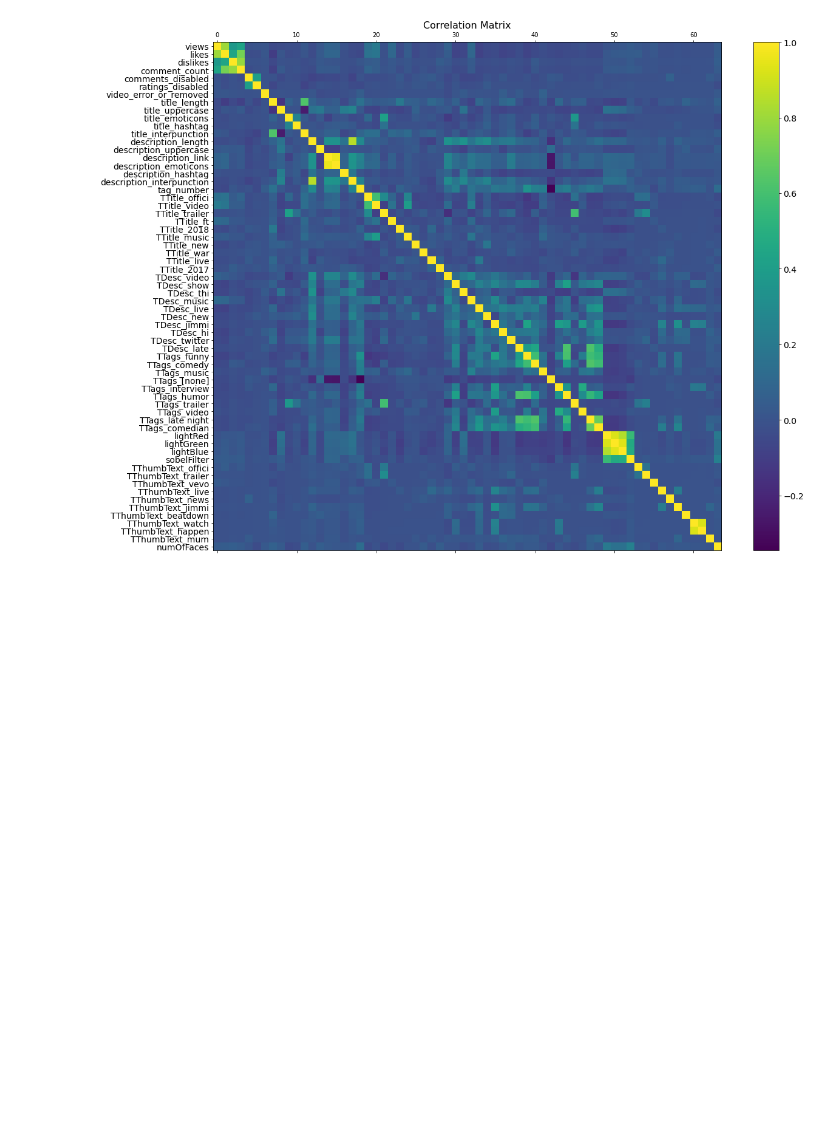
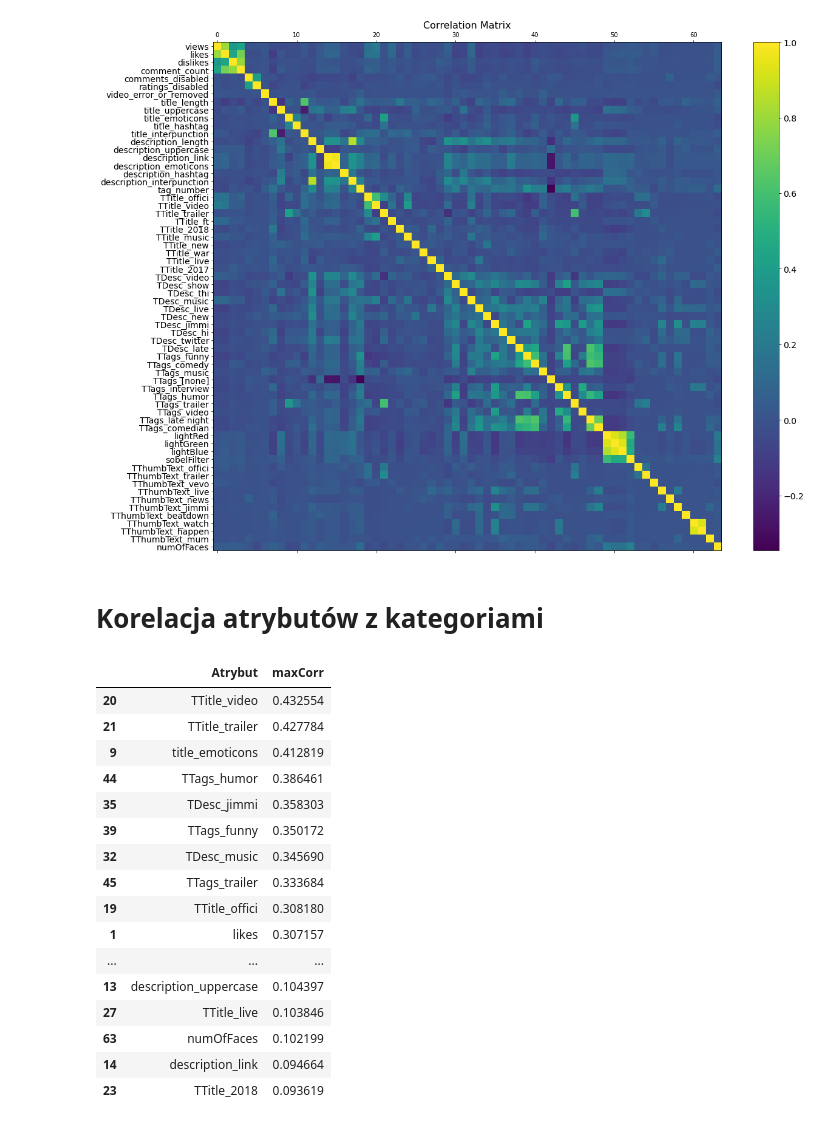
Before and after one commit to Southeaven/PED, a Jupyter notebook: ch1.ipynb, the cells around one changed output. Saved outputs shown, nothing was run; the diff lists cells and outputs as text; code cells hidden in the pictures; blank space fills up the shorter version.

Commit message:
Added calculating correlation with categories

```diff
--- a/ch1.ipynb
+++ b/ch1.ipynb
@@ -1536,3 +1520,5 @@ sobelFilter+lightGreen | value: 0.41
 TThumbText_watch+TThumbText_happen | value: 0.84
 TThumbText_happen+TThumbText_watch | value: 0.84
 [figure]
+# %% [markdown]
+# Korelacja atrybutów z kategoriami
@@ -1538,0 +1528,61 @@ TThumbText_happen+TThumbText_watch | value: 0.84
+# %%
+categories_gb = []
+for index, row in gb_videos.iterrows():
+    if str(row["category_id"]) != "nan":
+
+        if "cat"+str(int(row["category_id"])) not in categories_gb:
+            categories_gb.append("cat"+str(int(row["category_id"])))
+
+A_GB_TOCORR = A_GB.copy()
+
+A_GB_TOCORR["category_id"] = gb_videos["category_id"]
+
+A_GB_TOCORR = A_GB_TOCORR[A_GB_TOCORR["category_id"].notnull()]
+
+for i in categories_gb:
+    A_GB_TOCORR[i] = A_GB_TOCORR["category_id"].apply(lambda row: "cat"+str(int(row))==i)
+# %%
+categories_us = []
+for index, row in us_videos.iterrows():
+    if str(row["category_id"]) != "nan":
+
+        if "cat"+str(int(row["category_id"])) not in categories_us:
+            categories_us.append("cat"+str(int(row["category_id"])))
+
+A_US_TOCORR = A_US.copy()
+
+A_US_TOCORR["category_id"] = us_videos["category_id"]
+
+A_US_TOCORR = A_US_TOCORR[A_US_TOCORR["category_id"].notnull()]
+
+for i in categories_us:
+    A_US_TOCORR[i] = A_US_TOCORR["category_id"].apply(lambda row: "cat"+str(int(row))==i)
+# %%
+GB_CatCorr = A_GB_TOCORR.corr()
+GB_CatCorr = GB_CatCorr[categories_gb]
+Attr_GB_maxCorr = pd.DataFrame(columns=['Atrybut','maxCorr'])
+for x, i in enumerate(A_GB.columns):
+    if i == "thumbnailDescription":
+        continue
+    else:
+        max = GB_CatCorr.loc[i].abs().max()
+    Attr_GB_maxCorr = Attr_GB_maxCorr.append({'Atrybut': i, 'maxCorr': max}, ignore_index=True)
+Attr_GB_maxCorr.sort_values("maxCorr", ascending=False).head(50)
+# %% [output]
+|  | Atrybut | maxCorr |
+| 20 | TTitle_video | 0.432554 |
+| 21 | TTitle_trailer | 0.427784 |
+| 9 | title_emoticons | 0.412819 |
+| 44 | TTags_humor | 0.386461 |
+| 35 | TDesc_jimmi | 0.358303 |
+| 39 | TTags_funny | 0.350172 |
+| 32 | TDesc_music | 0.345690 |
+| 45 | TTags_trailer | 0.333684 |
+| 19 | TTitle_offici | 0.308180 |
+| 1 | likes | 0.307157 |
+| ... | ... | ... |
+| 13 | description_uppercase | 0.104397 |
+| 27 | TTitle_live | 0.103846 |
+| 63 | numOfFaces | 0.102199 |
+| 14 | description_link | 0.094664 |
+| 23 | TTitle_2018 | 0.093619 |
```
Also changed, not shown: parts of 7 cells of this notebook.
